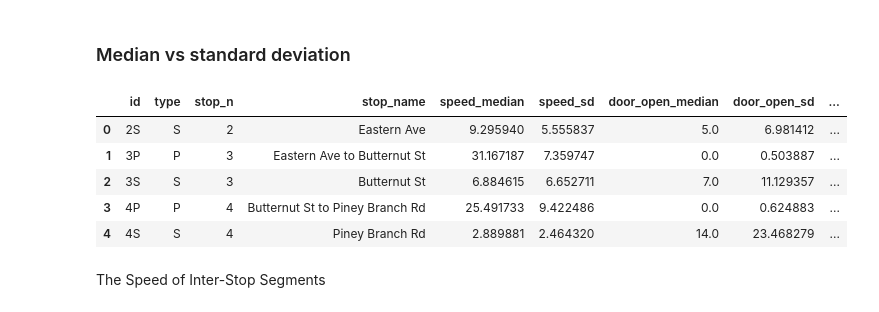
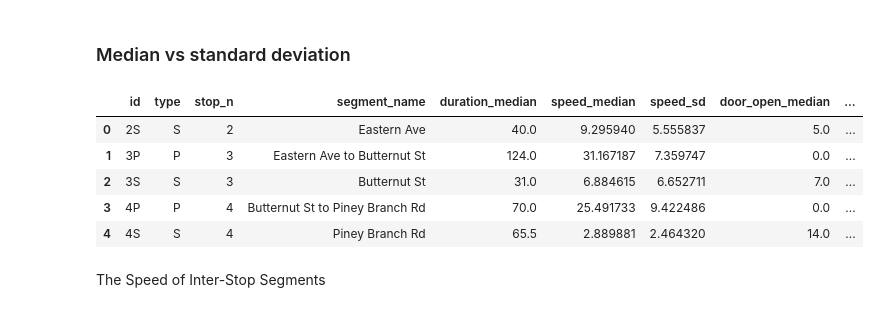
Before and after one commit to ehabebeid/ehabebeid.github.io, a Jupyter notebook: bus_avl/index.ipynb, the cells around one changed output. Drawn from its saved outputs; the diff is of its cells as text; code cells hidden in the pictures.

Commit message:
add reports + ignore stuff

```diff
--- a/bus_avl/index.ipynb
+++ b/bus_avl/index.ipynb
@@ -363,0 +417,37 @@ pp.pprint(segments["3P"][0])
+# %%
+cols = ['seg_id', 'type', 'stop_n', 'segment_name', 'route_run_id', 'resolution',
+        'speed',
+        'door_open',
+        'stationary']
+
+res_comparison = pd.DataFrame(columns=cols)
+
+for res in [1, 5, 15, 30]:
+    if res == 1:
+        segments = segments
+    elif res == 5:
+        segments = segments_5s
+    elif res == 15:
+        segments == segments_15s
+    elif res == 30:
+        segments = segments_30s
+
+    for seg_id, segment_list in segments.items():
+
+        stop_n = int(seg_id[:-1])
+        if "S" in seg_id:
+            tp = "S"
+            seg_name = stop_names[int(stop_n)]
+        else:
+            tp = "P"
+            seg_name = stop_names[int(stop_n)-1] + " to " + stop_names[int(stop_n)]
+        for segment_run in segment_list:
+            rrid = segment_run['route_run_id']
+            speed = segment_run['avg_speed_ftps']
+            door_open = segment_run['door_open_secs']
+            stationary = segment_run['stationary_secs']
+
+            rows = [seg_id, tp, stop_n, seg_name, rrid, res, speed, door_open, stationary]
+            res_comparison = res_comparison.append(pd.DataFrame([rows], columns=cols),ignore_index=True)
+
+res_comparison.head()
@@ -364,3 +465,5 @@ pp.pprint(segments["3P"][0])
+# %%
+segments = get_segments(df_all_cln)
 # %%
 segment_durations = {}
 segment_dists = {}
@@ -514,35 +617,36 @@ show_segment_hists(segment_stationary, "Secs of vehicle stationary")
 # %%
 # Convert below to using above data frames
 
-cols = ['id', 'type', 'stop_n', 'stop_name', 'speed_median', 'speed_sd', 'door_open_median', 'door_open_sd', 'stationary_median', 'stationary_sd']
+cols = ['id', 'type', 'stop_n', 'segment_name', 'duration_median', 'speed_median', 'speed_sd', 'door_open_median', 'door_open_sd', 'stationary_median', 'stationary_sd']
 summary = pd.DataFrame(columns = cols)
 
 for key, l in segment_speeds.items():
     speeds = l
     door = segment_door_open[key]
     stationary = segment_stationary[key]
+    duration = segment_durations[key]
 
     stop_n = int(key[:-1])
 
     if "S" in key:
         tp = "S"
         seg_name = stop_names[int(stop_n)]
     else:
         tp = "P"
         seg_name = stop_names[int(stop_n)-1] + " to " + stop_names[int(stop_n)]
 
-    row_list = [key, tp, stop_n, seg_name, np.median(speeds), np.std(speeds), np.median(door), np.std(door), np.median(stationary), np.std(stationary)]
+    row_list = [key, tp, stop_n, seg_name, np.median(duration), np.median(speeds), np.std(speeds), np.median(door), np.std(door), np.median(stationary), np.std(stationary)]
 
     summary = summary.append(pd.DataFrame([row_list], columns=cols),ignore_index=True)
 
 summary.head()
 # %% [output]
-|  | id | type | stop_n | stop_name | speed_median | speed_sd | door_open_median | door_open_sd | ... |
-| 0 | 2S | S | 2 | Eastern Ave | 9.295940 | 5.555837 | 5.0 | 6.981412 | ... |
-| 1 | 3P | P | 3 | Eastern Ave to Butternut St | 31.167187 | 7.359747 | 0.0 | 0.503887 | ... |
-| 2 | 3S | S | 3 | Butternut St | 6.884615 | 6.652711 | 7.0 | 11.129357 | ... |
-| 3 | 4P | P | 4 | Butternut St to Piney Branch Rd | 25.491733 | 9.422486 | 0.0 | 0.624883 | ... |
-| 4 | 4S | S | 4 | Piney Branch Rd | 2.889881 | 2.464320 | 14.0 | 23.468279 | ... |
+|  | id | type | stop_n | segment_name | duration_median | speed_median | speed_sd | door_open_median | ... |
+| 0 | 2S | S | 2 | Eastern Ave | 40.0 | 9.295940 | 5.555837 | 5.0 | ... |
+| 1 | 3P | P | 3 | Eastern Ave to Butternut St | 124.0 | 31.167187 | 7.359747 | 0.0 | ... |
+| 2 | 3S | S | 3 | Butternut St | 31.0 | 6.884615 | 6.652711 | 7.0 | ... |
+| 3 | 4P | P | 4 | Butternut St to Piney Branch Rd | 70.0 | 25.491733 | 9.422486 | 0.0 | ... |
+| 4 | 4S | S | 4 | Piney Branch Rd | 65.5 | 2.889881 | 2.464320 | 14.0 | ... |
 # %%
 summary_p = summary[summary.type=="P"]
 summary_s = summary[summary.type=="S"]
```
Also changed, not shown: parts of 30 cells of this notebook, 1 other file.
